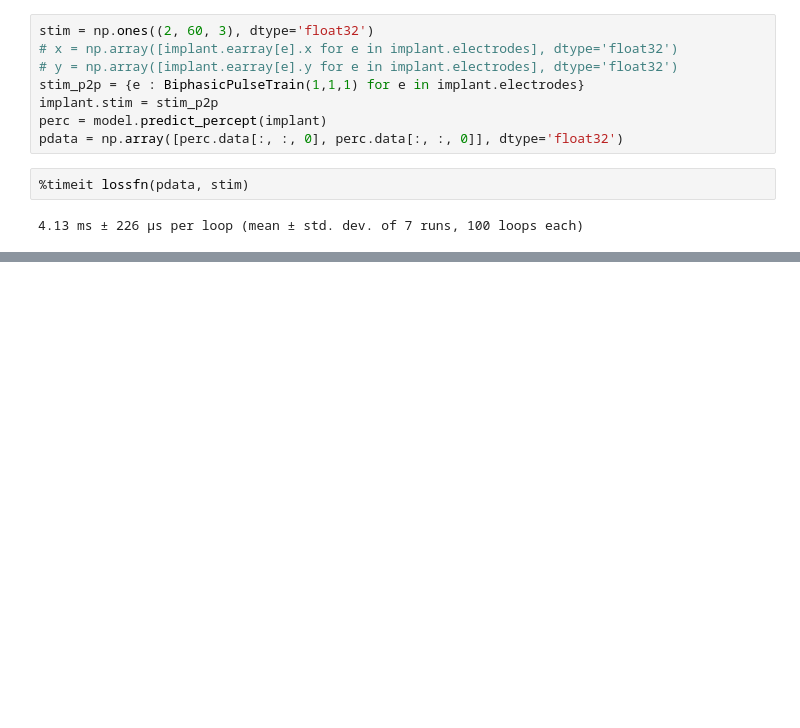
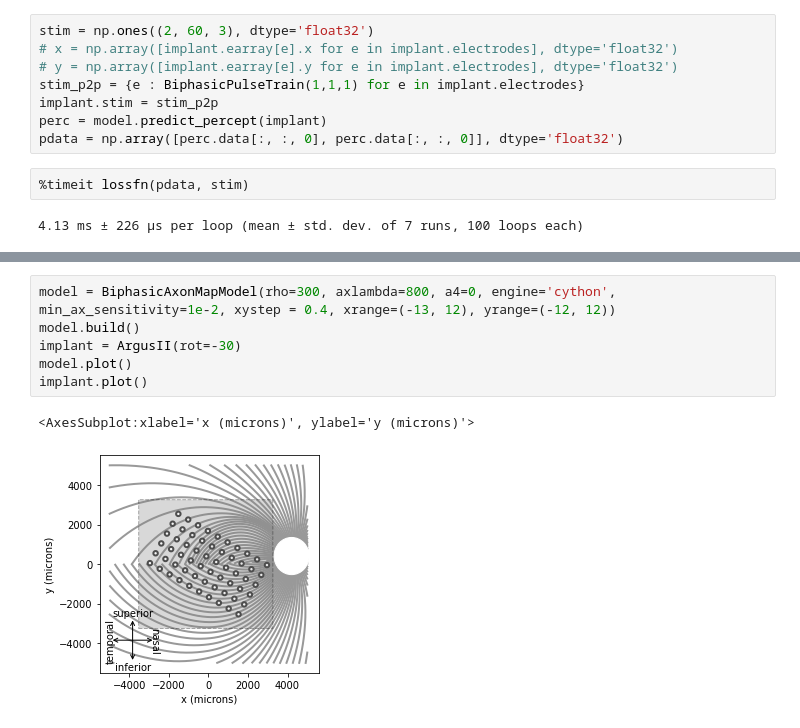
Before and after one commit to jgranley/CS291a, a Jupyter notebook: notebooks/tf_p2p.ipynb, the cells around one changed output, grey strips where cells are left out. Cells and saved outputs as stored; diff of their text form; blank space fills up the shorter version.

```diff
--- a/notebooks/tf_p2p.ipynb
+++ b/notebooks/tf_p2p.ipynb
@@ -243,0 +271,9 @@ pdata = np.array([perc.data[:, :, 0], perc.data[:, :, 0]], dtype='float32')
+# %%
+model = BiphasicAxonMapModel(rho=300, axlambda=800, a4=0, engine='cython', min_ax_sensitivity=1e-2, xystep = 0.4, xrange=(-13, 12), yrange=(-12, 12))
+model.build()
+implant = ArgusII(rot=-30)
+model.plot()
+implant.plot()
+# %% [output]
+<AxesSubplot:xlabel='x (microns)', ylabel='y (microns)'>
+[figure, added]
```
Also changed, not shown: parts of 25 cells of this notebook, 36 other files.
